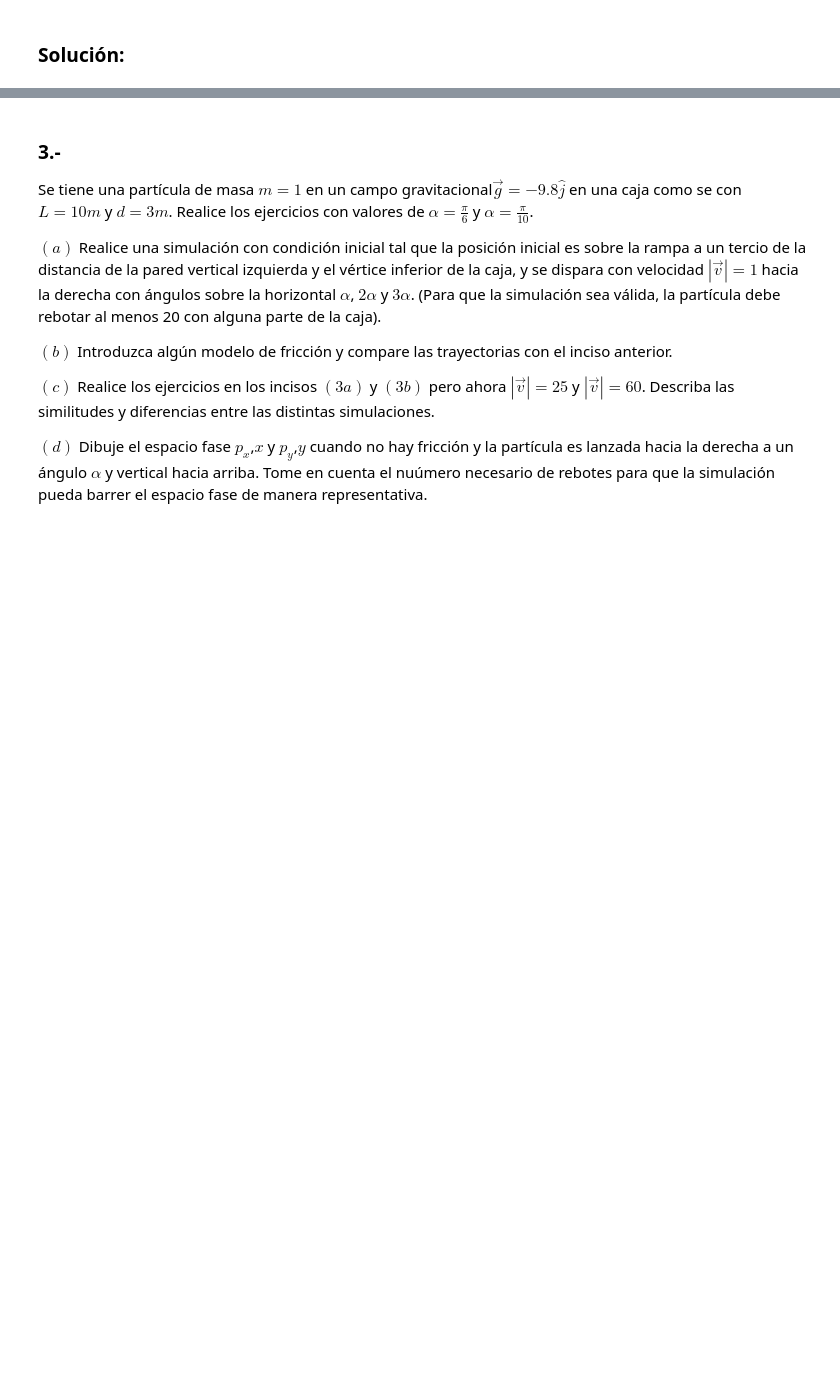
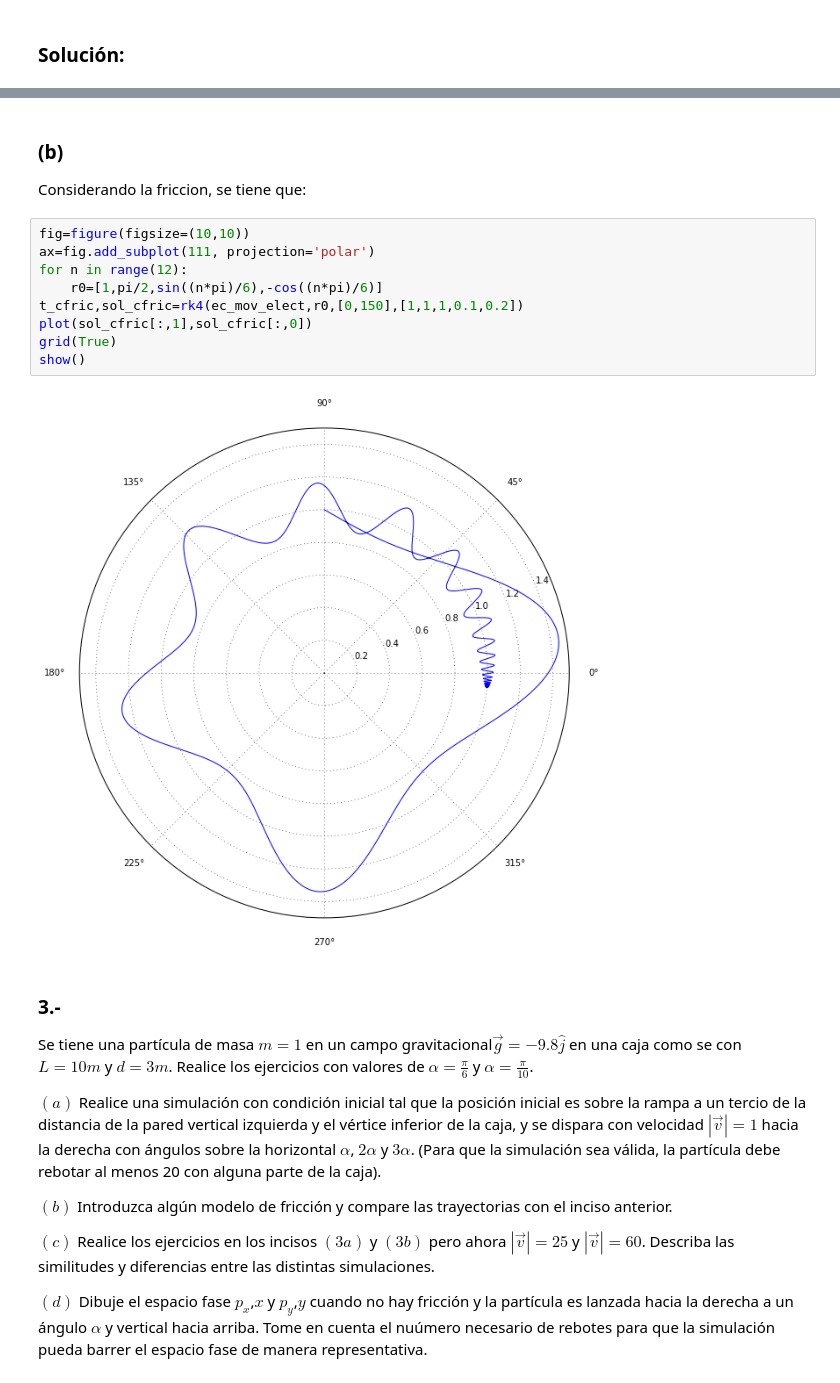
Before and after one commit to iselplabo93/Examenes, a Jupyter notebook: Examen1.ipynb, the cells around one changed output, grey strips where cells are left out. Cells and saved outputs as stored; diff of their text form; blank space fills up the shorter version.

```diff
--- a/Examen1.ipynb
+++ b/Examen1.ipynb
@@ -381,3 +410,17 @@ Se define la ecuación de movimiento en el caso electrostático, es decir:
+# %% [markdown]
+### (b)
+Considerando la friccion, se tiene que:
+# %%
+fig=figure(figsize=(10,10))
+ax=fig.add_subplot(111, projection='polar')
+for n in range(12):
+    r0=[1,pi/2,sin((n*pi)/6),-cos((n*pi)/6)]
+t_cfric,sol_cfric=rk4(ec_mov_elect,r0,[0,150],[1,1,1,0.1,0.2])
+plot(sol_cfric[:,1],sol_cfric[:,0])
+grid(True)
+show()
+# %% [output]
+[figure, added]
 # %% [markdown]
 ### 3.-
 Se tiene una partícula de masa $m = 1$ en un campo gravitacional$\vec{g} = −9.8\hat{j}$ en una caja como se con $L=10m$ y $d=3m$. Realice los ejercicios con valores de $\alpha=\frac{\pi}{6}$ y $\alpha=\frac{\pi}{10}$.
```
Also changed, not shown: parts of 3 cells of this notebook.
